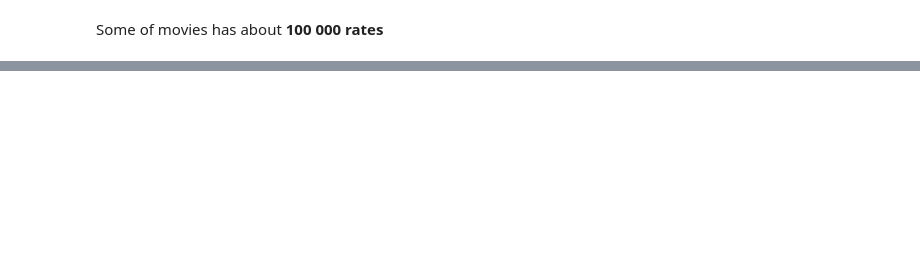
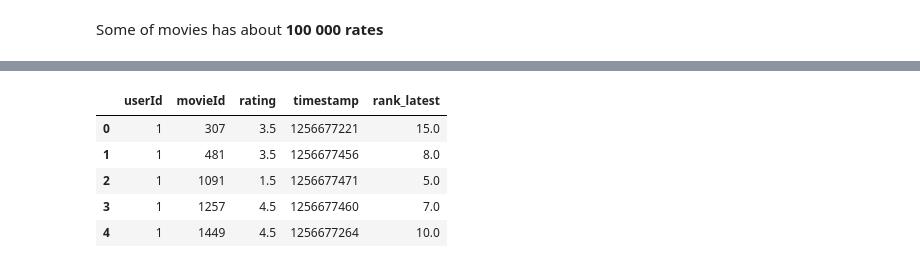
Before and after one commit to MyNameIsEldar/Movie_Recommender, a Jupyter notebook: rec_system.ipynb, the cells around one changed output, grey strips where cells are left out. Saved outputs shown, nothing was run; the diff lists cells and outputs as text; code cells hidden in the pictures; blank space fills up the shorter version.

```diff
--- a/rec_system.ipynb
+++ b/rec_system.ipynb
@@ -143,0 +234,9 @@ Some of movies has about **100 000 rates**
+# %%
+train_ratings.head()
+# %% [output]
+|  | userId | movieId | rating | timestamp | rank_latest |
+| 0 | 1 | 307 | 3.5 | 1256677221 | 15.0 |
+| 1 | 1 | 481 | 3.5 | 1256677456 | 8.0 |
+| 2 | 1 | 1091 | 1.5 | 1256677471 | 5.0 |
+| 3 | 1 | 1257 | 4.5 | 1256677460 | 7.0 |
+| 4 | 1 | 1449 | 4.5 | 1256677264 | 10.0 |
```
Also changed, not shown: parts of 29 cells of this notebook.
